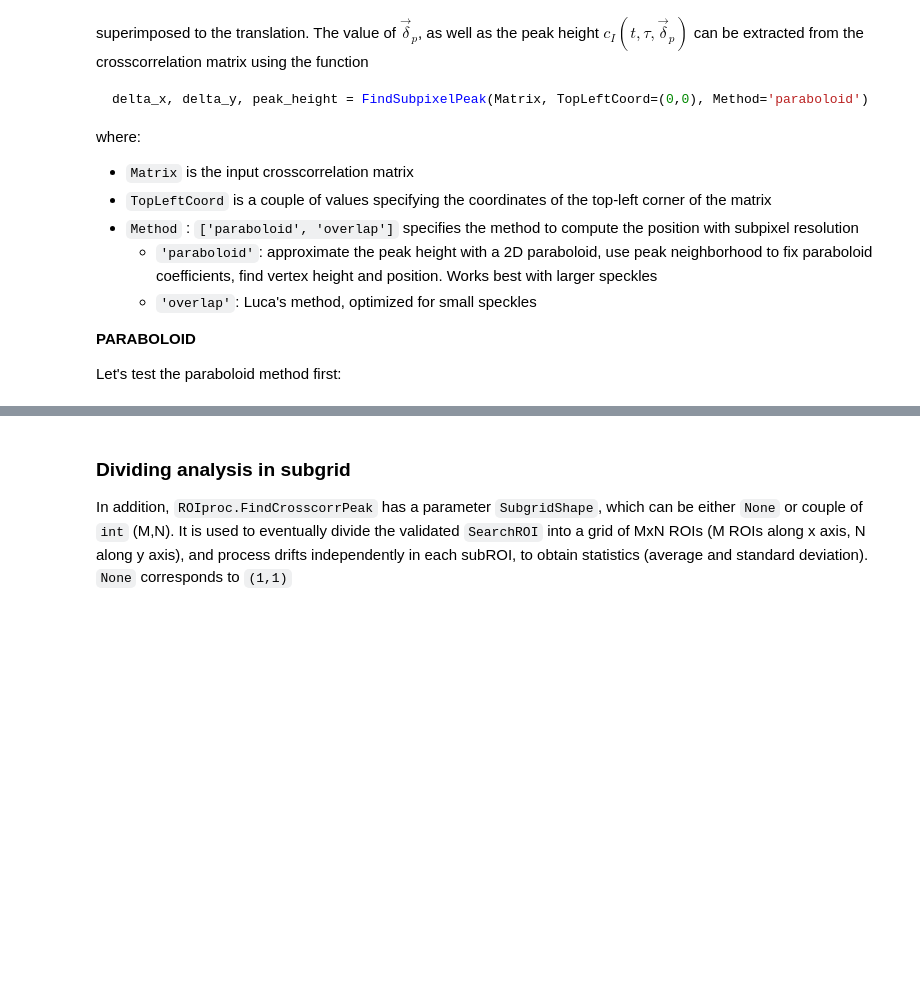
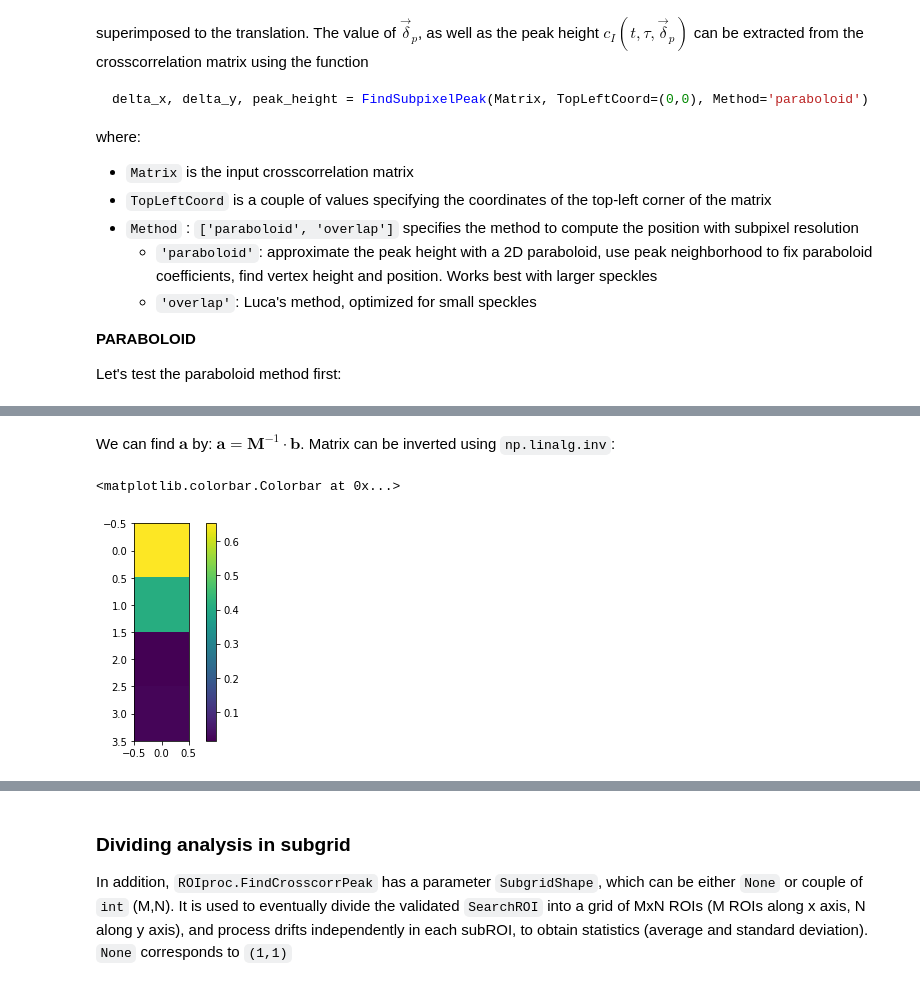
Before and after one commit to steaime/DSHpy, a Jupyter notebook: tutorial6_DriftCorrection.ipynb, the cells around one changed output, grey strips where cells are left out. Drawn from its saved outputs; the diff is of its cells as text; code cells hidden in the pictures; blank space fills up the shorter version.

````diff
--- a/tutorial6_DriftCorrection.ipynb
+++ b/tutorial6_DriftCorrection.ipynb
@@ -161,0 +174,10 @@ plt.colorbar()
+# %% [markdown]
+We can find $\textbf{a}$ by: $\textbf{a}=\textbf{M}^{-1}\cdot \textbf{b}$. Matrix can be inverted using ```np.linalg.inv```:
+# %%
+InverseM = np.linalg.inv(M)
+a = np.matmul(InverseM, b)
+plt.imshow(a)
+plt.colorbar()
+# %% [output]
+<matplotlib.colorbar.Colorbar at 0x...>
+[figure, added]
````
Also changed, not shown: parts of 44 cells of this notebook, 4 other files.
